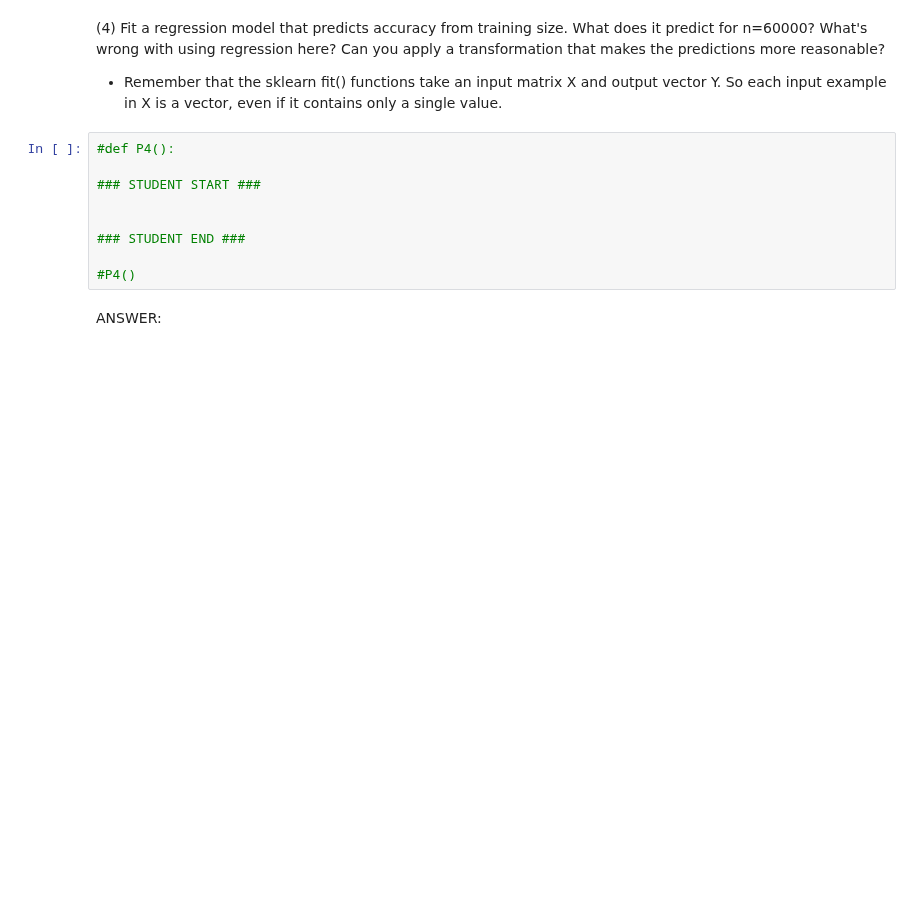
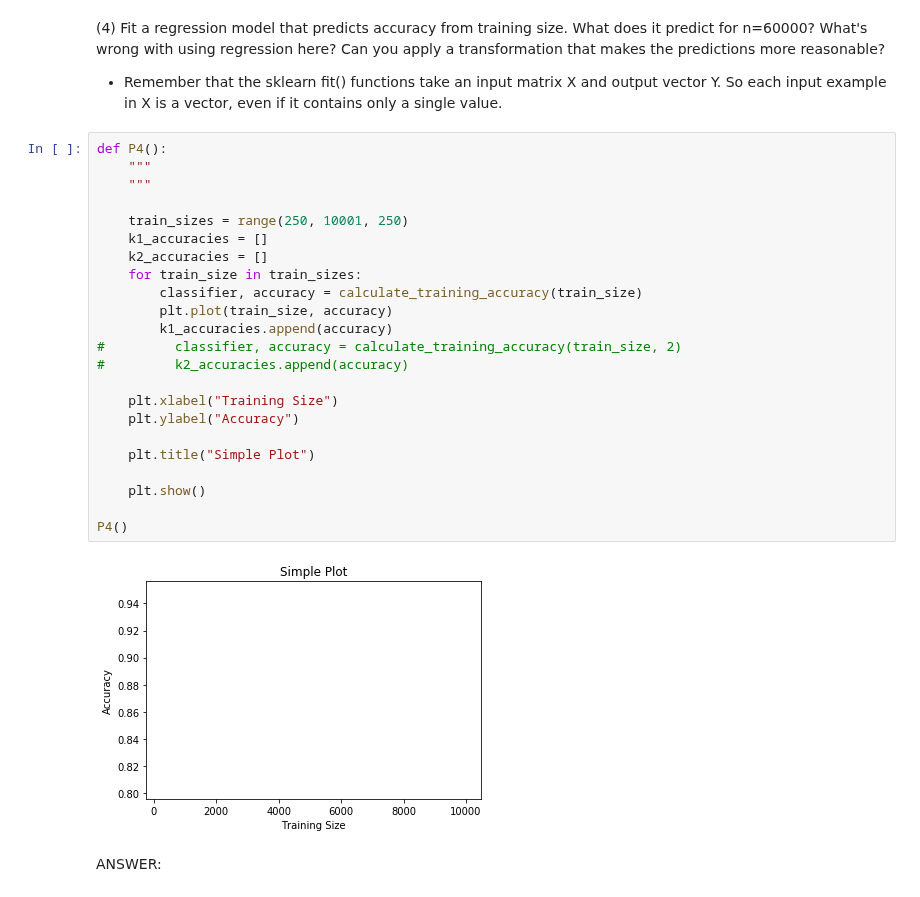
Before and after one commit to bdandersen-berkeley/mids, a Jupyter notebook: W207/homework/brad_andersen_p1.ipynb, the cells around one changed output. Drawn from its saved outputs; the diff is of its cells as text; blank space fills up the shorter version.

```diff
--- a/W207/homework/brad_andersen_p1.ipynb
+++ b/W207/homework/brad_andersen_p1.ipynb
@@ -363,15 +401,31 @@ plt.show()
 (4) Fit a regression model that predicts accuracy from training size. What does it predict for n=60000? What's wrong with using regression here? Can you apply a transformation that makes the predictions more reasonable?
 
 - Remember that the sklearn fit() functions take an input matrix X and output vector Y. So each input example in X is a vector, even if it contains only a single value.
-# %%
-#def P4():
-
-### STUDENT START ###
-
-
-### STUDENT END ###
-
-#P4()
+# %%
+def P4():
+    """
+    """
+
+    train_sizes = range(250, 10001, 250)
+    k1_accuracies = []
+    k2_accuracies = []
+    for train_size in train_sizes:
+        classifier, accuracy = calculate_training_accuracy(train_size)
+        plt.plot(train_size, accuracy)
+        k1_accuracies.append(accuracy)
+#         classifier, accuracy = calculate_training_accuracy(train_size, 2)
+#         k2_accuracies.append(accuracy)
+
+    plt.xlabel("Training Size")
+    plt.ylabel("Accuracy")
+
+    plt.title("Simple Plot")
+
+    plt.show()
+
+P4()
+# %% [output]
+[figure, added]
 # %% [markdown]
 ANSWER:
 # %% [markdown]
```
Also changed, not shown: parts of 2 cells of this notebook.
